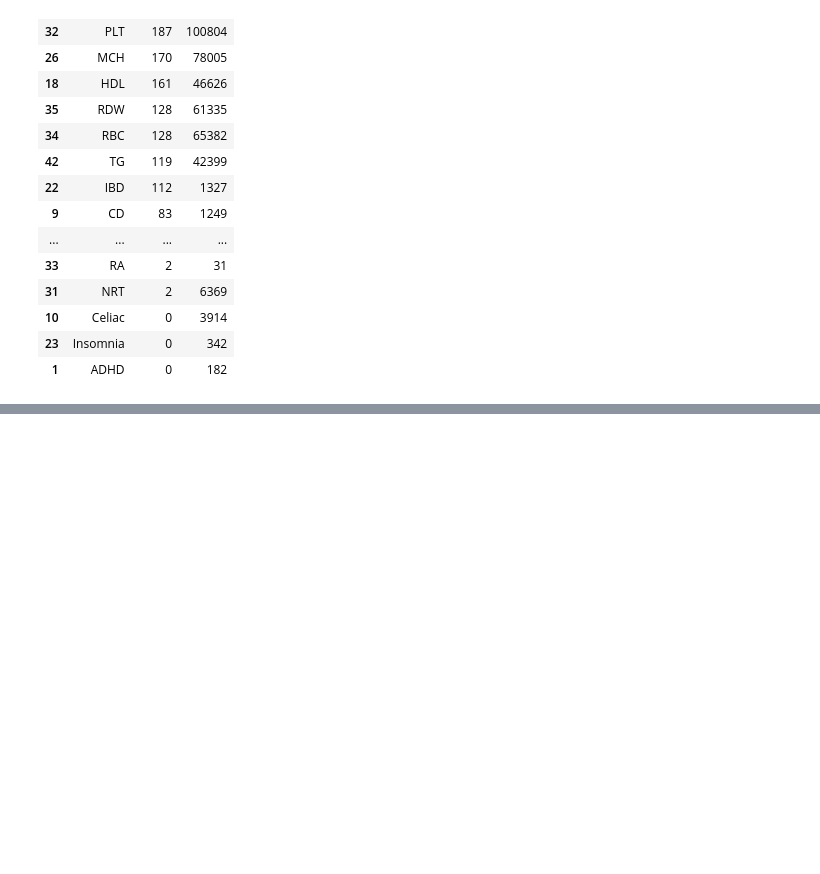
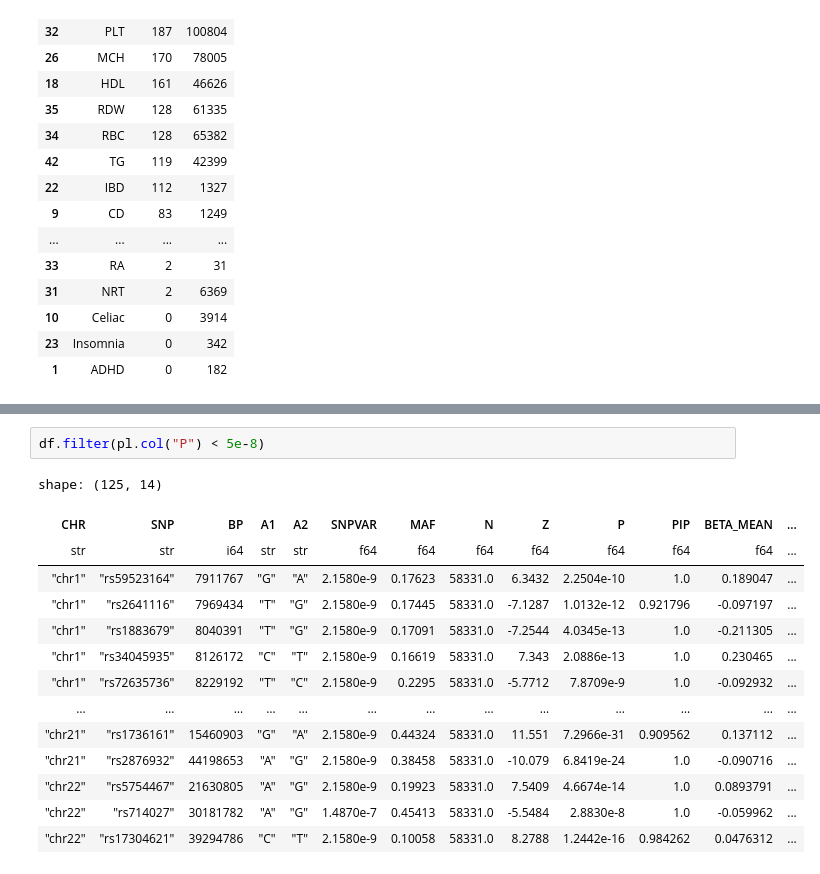
Before and after one commit to minjaf/TraitGym, a Jupyter notebook: workflow/notebooks/gwas_gokcen.ipynb, the cells around one changed output, grey strips where cells are left out. Saved outputs shown, nothing was run; the diff lists cells and outputs as text; blank space fills up the shorter version.

```diff
--- a/workflow/notebooks/gwas_gokcen.ipynb
+++ b/workflow/notebooks/gwas_gokcen.ipynb
@@ -99,0 +136,17 @@ res
+# %%
+df.filter(pl.col("P") < 5e-8)
+# %% [output]
+shape: (125, 14)
+| CHR | SNP | BP | A1 | A2 | SNPVAR | MAF | N | Z | P | PIP | BETA_MEAN | ... |
+| str | str | i64 | str | str | f64 | f64 | f64 | f64 | f64 | f64 | f64 | ... |
+| "chr1" | "rs59523164" | 7911767 | "G" | "A" | 2.1580e-9 | 0.17623 | 58331.0 | 6.3432 | 2.2504e-10 | 1.0 | 0.189047 | ... |
+| "chr1" | "rs2641116" | 7969434 | "T" | "G" | 2.1580e-9 | 0.17445 | 58331.0 | -7.1287 | 1.0132e-12 | 0.921796 | -0.097197 | ... |
+| "chr1" | "rs1883679" | 8040391 | "T" | "G" | 2.1580e-9 | 0.17091 | 58331.0 | -7.2544 | 4.0345e-13 | 1.0 | -0.211305 | ... |
+| "chr1" | "rs34045935" | 8126172 | "C" | "T" | 2.1580e-9 | 0.16619 | 58331.0 | 7.343 | 2.0886e-13 | 1.0 | 0.230465 | ... |
+| "chr1" | "rs72635736" | 8229192 | "T" | "C" | 2.1580e-9 | 0.2295 | 58331.0 | -5.7712 | 7.8709e-9 | 1.0 | -0.092932 | ... |
+| … | … | … | … | … | … | … | … | … | … | … | … | ... |
+| "chr21" | "rs1736161" | 15460903 | "G" | "A" | 2.1580e-9 | 0.44324 | 58331.0 | 11.551 | 7.2966e-31 | 0.909562 | 0.137112 | ... |
+| "chr21" | "rs2876932" | 44198653 | "A" | "G" | 2.1580e-9 | 0.38458 | 58331.0 | -10.079 | 6.8419e-24 | 1.0 | -0.090716 | ... |
+| "chr22" | "rs5754467" | 21630805 | "A" | "G" | 2.1580e-9 | 0.19923 | 58331.0 | 7.5409 | 4.6674e-14 | 1.0 | 0.0893791 | ... |
+| "chr22" | "rs714027" | 30181782 | "A" | "G" | 1.4870e-7 | 0.45413 | 58331.0 | -5.5484 | 2.8830e-8 | 1.0 | -0.059962 | ... |
+| "chr22" | "rs17304621" | 39294786 | "C" | "T" | 2.1580e-9 | 0.10058 | 58331.0 | 8.2788 | 1.2442e-16 | 0.984262 | 0.0476312 | ... |
```
Also changed, not shown: parts of 3 cells of this notebook, 7 other files.
